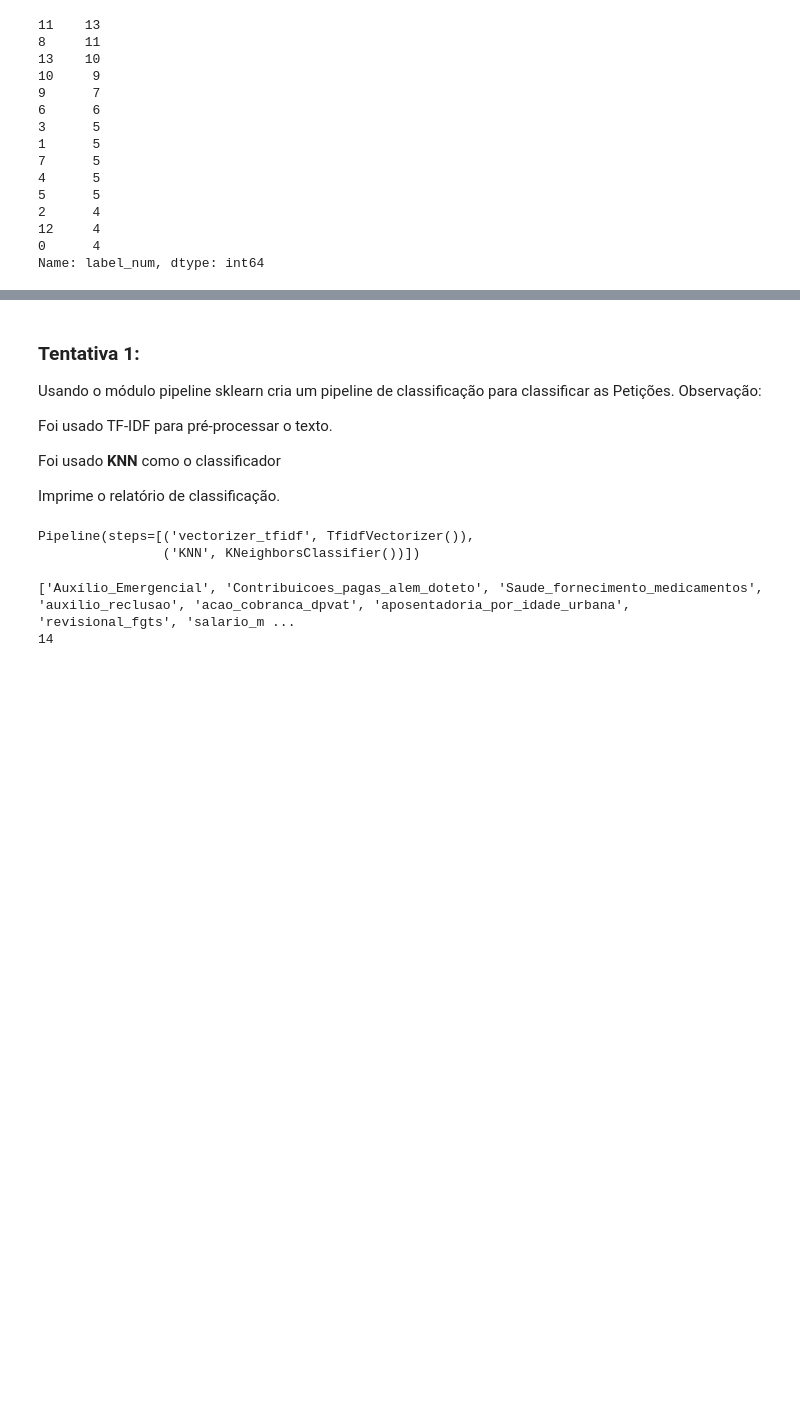
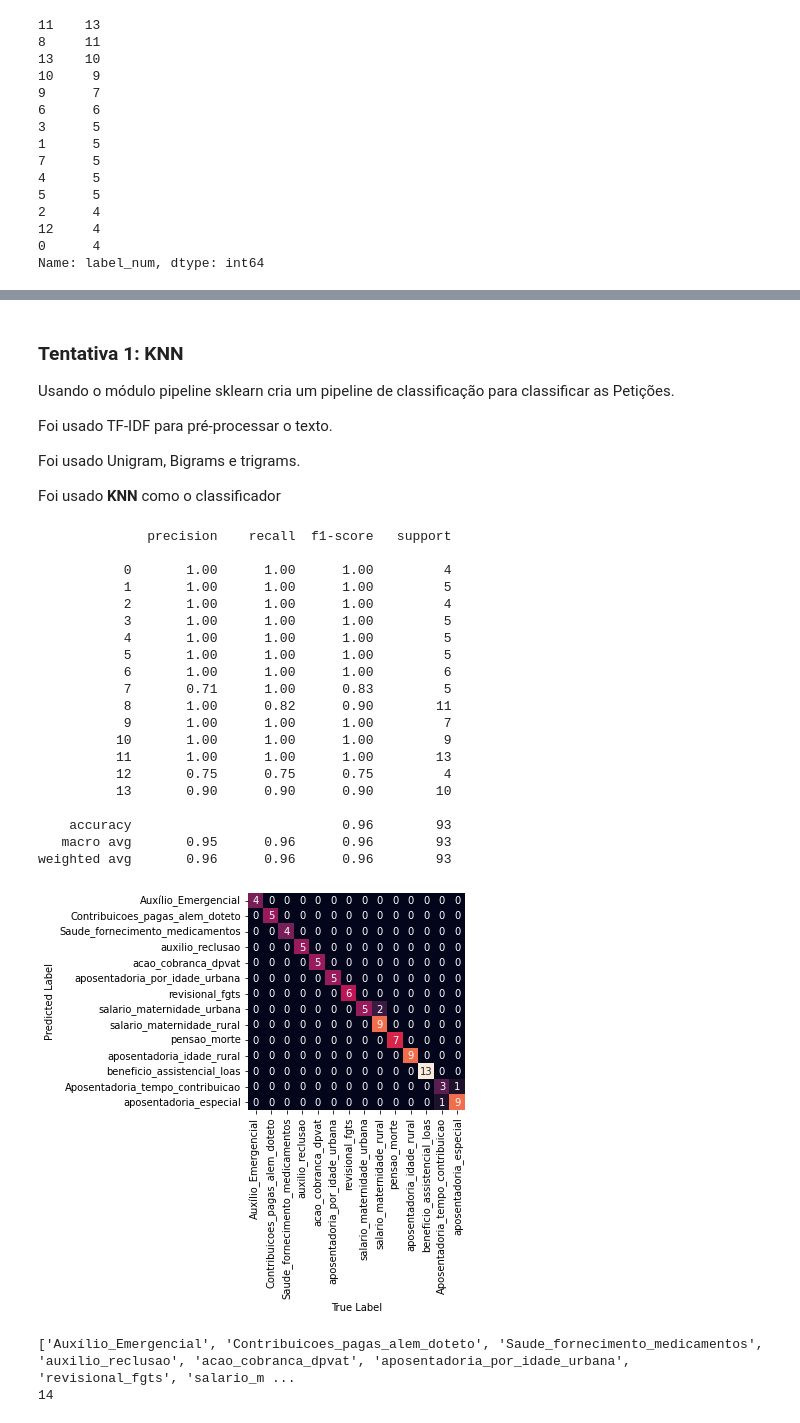
Before and after one commit to joaopaulof19/Assuntos_processuais, a Jupyter notebook: predicao_assuntos_processuais.ipynb, the cells around one changed output, grey strips where cells are left out. Cells and saved outputs as stored; diff of their text form; code cells hidden in the pictures; blank space fills up the shorter version.

```diff
--- a/predicao_assuntos_processuais.ipynb
+++ b/predicao_assuntos_processuais.ipynb
@@ -621,29 +624,12 @@ Name: label_num, dtype: int64
 ## **Treinamento e Predição** <img src="https://cdn-icons-png.flaticon.com/512/3273/3273713.png" width="3%">
 ***
 # %% [markdown]
-### **Tentativa 1**:
+### **Tentativa 1**: KNN
 
-Usando o módulo pipeline sklearn cria um pipeline de classificação para classificar as Petições. Observação:
+Usando o módulo pipeline sklearn cria um pipeline de classificação para classificar as Petições.
 
 Foi usado TF-IDF para pré-processar o texto.
 
+Foi usado Unigram, Bigrams e trigrams.
+
 Foi usado **KNN** como o classificador
-
-Imprime o relatório de classificação.
-# %%
-#1. Criar um objeto de pipeline
-pipeline_vizinhos_proximos = Pipeline([
-     ('vectorizer_tfidf',TfidfVectorizer()),
-     ('KNN', KNeighborsClassifier())
-])
-
-#2. Ajuste(fit) com X_train e y_train
-pipeline_vizinhos_proximos.fit(X_res.flatten(), y_res)
-# print(pipeline_vizinhos_proximos['vectorizer_tfidf'].transform(X_train).toarray())
-
-# print('---------------')
-
-# print(pipeline_vizinhos_proximos['vectorizer_tfidf'].vocabulary_)
-# %% [output]
-Pipeline(steps=[('vectorizer_tfidf', TfidfVectorizer()),
-                ('KNN', KNeighborsClassifier())])
@@ -653,3 +636,55 @@ y_pred_vizinhosproximos = pipeline_vizinhos_proximos.predict(X_test)
+# %%
+#1. Criar um objeto de pipeline
+pipeline_vizinhos_proximos = Pipeline([
+     ('vectorizer_tfidf',TfidfVectorizer(max_features=650, ngram_range = (1, 3))),
+     ('KNN', KNeighborsClassifier(
+         n_neighbors=3, #weights='distance',
+         algorithm='kd_tree'
+     ))
+])
+
+#2. Ajuste(fit) com X_train e y_train
+pipeline_vizinhos_proximos.fit(X_res.flatten(), y_res)
+
+
+#3. Obter previsões para X_test e armazenar em y_pred
+y_pred_vizinhosproximos = pipeline_vizinhos_proximos.predict(X_test)
+
+
+# imprimir relatório
+print(classification_report(y_test, y_pred_vizinhosproximos))
+
+
+# Imprime a matriz de confusão
+mat = confusion_matrix(y_test, y_pred_vizinhosproximos)
+
+sns.heatmap(mat.T,square=True,annot=True,fmt='d',cbar=False,
+            xticklabels=list(classificacao_peticoes_dicionario.keys()),yticklabels=list(classificacao_peticoes_dicionario.keys()))
+plt.xlabel('True Label')
+plt.ylabel("Predicted Label")
+plt.show()
+# %% [output]
+              precision    recall  f1-score   support
+
+           0       1.00      1.00      1.00         4
+           1       1.00      1.00      1.00         5
+           2       1.00      1.00      1.00         4
+           3       1.00      1.00      1.00         5
+           4       1.00      1.00      1.00         5
+           5       1.00      1.00      1.00         5
+           6       1.00      1.00      1.00         6
+           7       0.71      1.00      0.83         5
+           8       1.00      0.82      0.90        11
+           9       1.00      1.00      1.00         7
+          10       1.00      1.00      1.00         9
+          11       1.00      1.00      1.00        13
+          12       0.75      0.75      0.75         4
+          13       0.90      0.90      0.90        10
+
+    accuracy                           0.96        93
+   macro avg       0.95      0.96      0.96        93
+weighted avg       0.96      0.96      0.96        93
+[figure, added]
 # %%
 # Lista de petições e numero de tipos de petições existentes
 listOfKeys = classificacao_peticoes_dicionario.keys()
```
Also changed, not shown: parts of 40 cells of this notebook.
